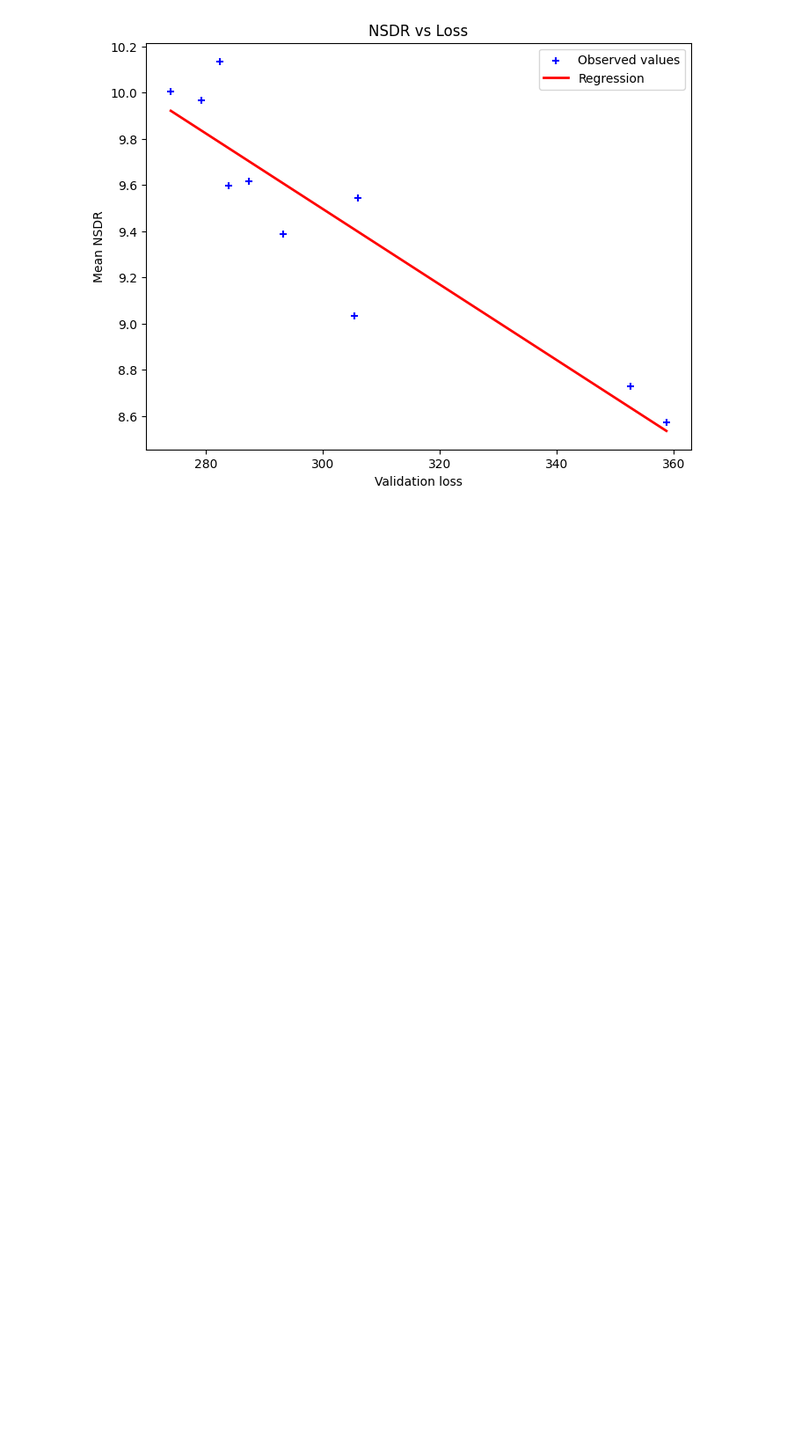
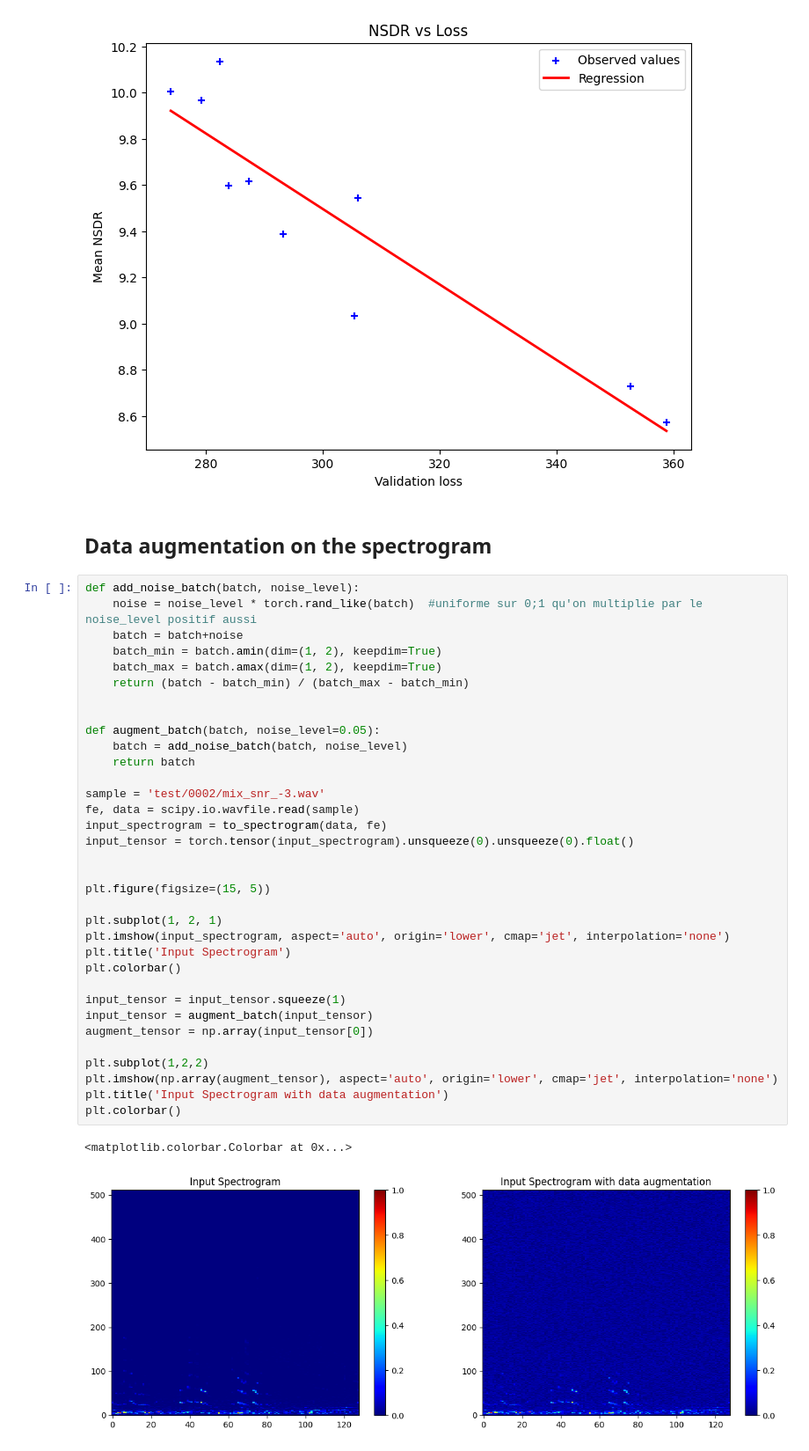
Before and after one commit to romainpujol/deep_learning_signal, a Jupyter notebook: source_separation.ipynb, the cells around one changed output. Shown at 88% size. Drawn from its saved outputs; the diff is of its cells as text; blank space fills up the shorter version.

Commit message:
update, data augmentation et loss L2

```diff
--- a/source_separation.ipynb
+++ b/source_separation.ipynb
@@ -1232,3 +1240,42 @@ plt.legend()
 plt.show()
 # %% [output]
 [figure]
+# %% [markdown]
+## Data augmentation on the spectrogram
+# %%
+def add_noise_batch(batch, noise_level):
+    noise = noise_level * torch.rand_like(batch)  #uniforme sur 0;1 qu'on multiplie par le noise_level positif aussi
+    batch = batch+noise
+    batch_min = batch.amin(dim=(1, 2), keepdim=True)
+    batch_max = batch.amax(dim=(1, 2), keepdim=True)
+    return (batch - batch_min) / (batch_max - batch_min)
+
+
+def augment_batch(batch, noise_level=0.05):
+    batch = add_noise_batch(batch, noise_level)
+    return batch
+
+sample = 'test/0002/mix_snr_-3.wav'
+fe, data = scipy.io.wavfile.read(sample)
+input_spectrogram = to_spectrogram(data, fe)
+input_tensor = torch.tensor(input_spectrogram).unsqueeze(0).unsqueeze(0).float()
+
+
+plt.figure(figsize=(15, 5))
+
+plt.subplot(1, 2, 1)
+plt.imshow(input_spectrogram, aspect='auto', origin='lower', cmap='jet', interpolation='none')
+plt.title('Input Spectrogram')
+plt.colorbar()
+
+input_tensor = input_tensor.squeeze(1)
+input_tensor = augment_batch(input_tensor)
+augment_tensor = np.array(input_tensor[0])
+
+plt.subplot(1,2,2)
+plt.imshow(np.array(augment_tensor), aspect='auto', origin='lower', cmap='jet', interpolation='none')
+plt.title('Input Spectrogram with data augmentation')
+plt.colorbar()
+# %% [output]
+<matplotlib.colorbar.Colorbar at 0x...>
+[figure, added]
```
Also changed, not shown: parts of 15 cells of this notebook.
